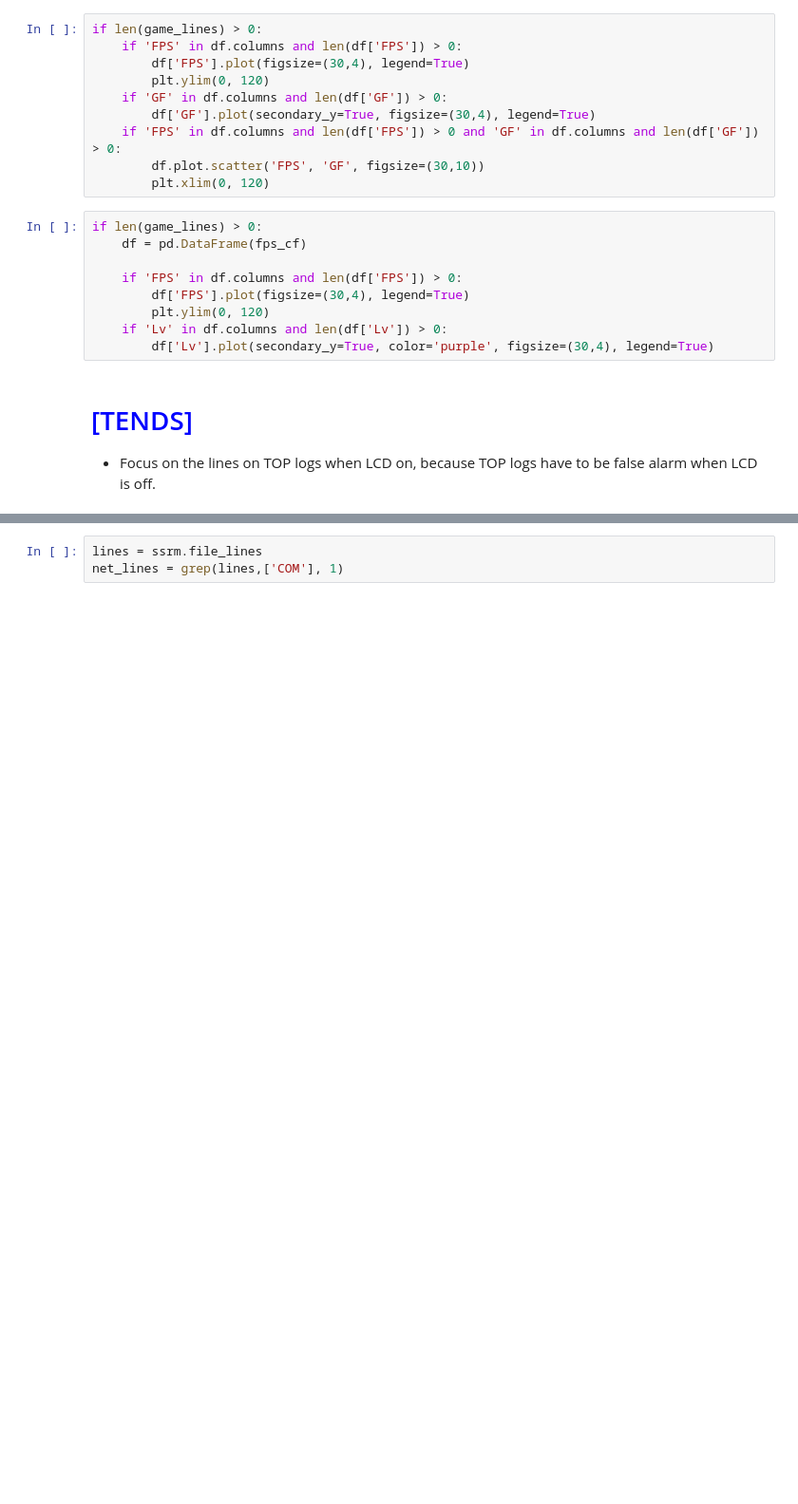
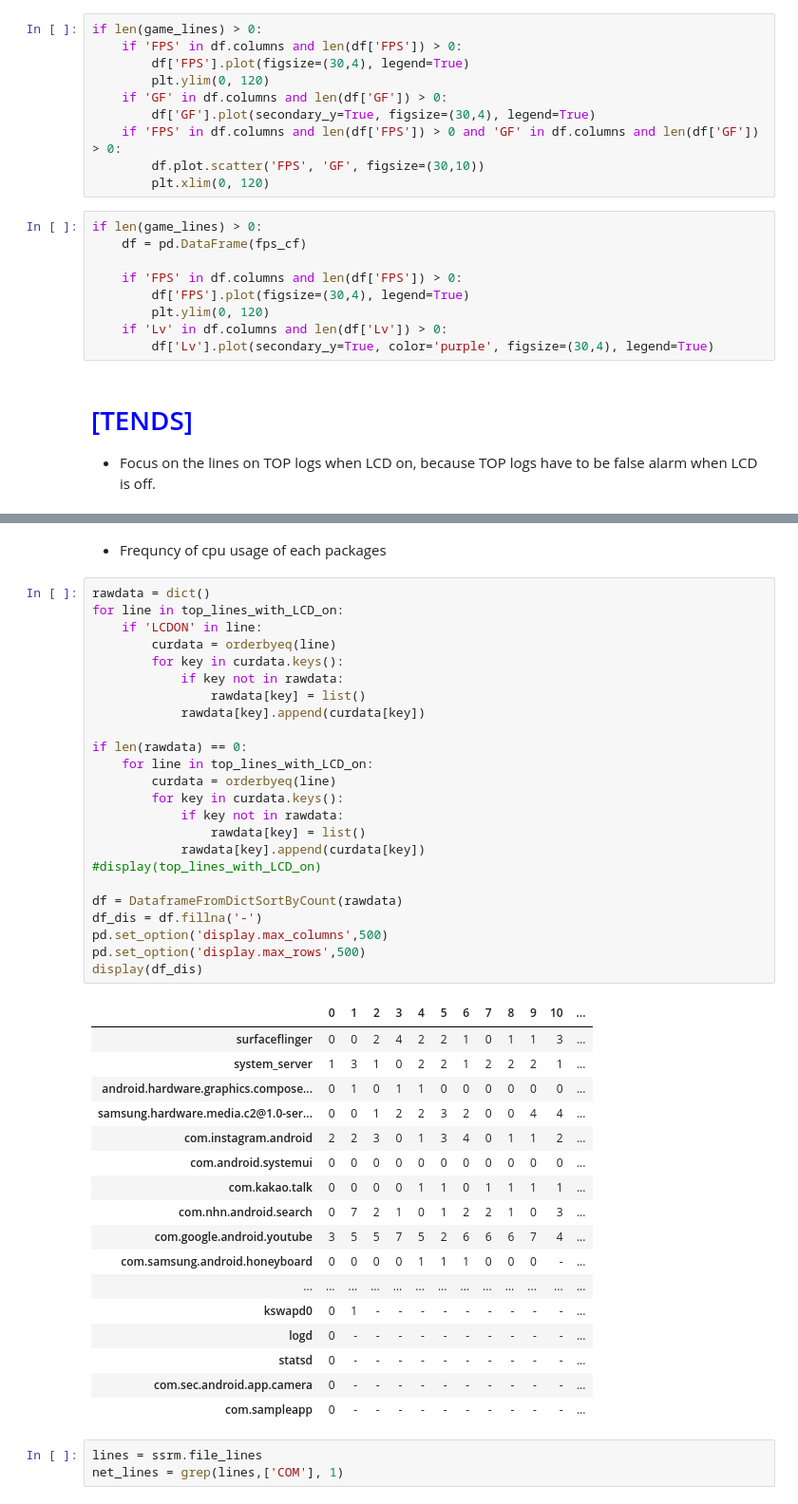
Before and after one commit to Binse-Park/Parser-android-s-dumpstate, a Jupyter notebook: log_parser.ipynb, the cells around one changed output, grey strips where cells are left out. Shown at 95% size. Cells and saved outputs as stored; diff of their text form; blank space fills up the shorter version.

Commit message:
Add a 128th cell
Add a 128th cell to print a usage of cpus.

```diff
--- a/log_parser.ipynb
+++ b/log_parser.ipynb
@@ -2310,6 +2310,50 @@ TOP DUMP Based on SIOP Level====================================================
  LCDON >>> 2021-03-29 16:55:10 [PKG] com.android.settings
  LCDON >>> 2021-03-29 16:56:06 [PKG] kr.co.avad.diagnostictool
  LCDON >>> 2021-03-29 16:57:45 [TOP] [system_server=4.88%] [kswapd0=1.47%] [surfaceflinger=0.58%] [statsd=0.36%] [logd=0.35%]
+# %% [markdown]
+* Frequncy of cpu usage of each packages
+# %%
+rawdata = dict()
+for line in top_lines_with_LCD_on:
+    if 'LCDON' in line:
+        curdata = orderbyeq(line)
+        for key in curdata.keys():
+            if key not in rawdata:
+                rawdata[key] = list()
+            rawdata[key].append(curdata[key])
+
+if len(rawdata) == 0:
+    for line in top_lines_with_LCD_on:
+        curdata = orderbyeq(line)
+        for key in curdata.keys():
+            if key not in rawdata:
+                rawdata[key] = list()
+            rawdata[key].append(curdata[key])
+#display(top_lines_with_LCD_on)
+
+df = DataframeFromDictSortByCount(rawdata)
+df_dis = df.fillna('-')
+pd.set_option('display.max_columns',500)
+pd.set_option('display.max_rows',500)
+display(df_dis)
+# %% [output]
+|  | 0 | 1 | 2 | 3 | 4 | 5 | 6 | 7 | 8 | 9 | 10 | ... |
+| surfaceflinger | 0 | 0 | 2 | 4 | 2 | 2 | 1 | 0 | 1 | 1 | 3 | ... |
+| system_server | 1 | 3 | 1 | 0 | 2 | 2 | 1 | 2 | 2 | 2 | 1 | ... |
+| android.hardware.graphics.compose... | 0 | 1 | 0 | 1 | 1 | 0 | 0 | 0 | 0 | 0 | 0 | ... |
+| samsung.hardware.media.c2@1.0-ser... | 0 | 0 | 1 | 2 | 2 | 3 | 2 | 0 | 0 | 4 | 4 | ... |
+| com.instagram.android | 2 | 2 | 3 | 0 | 1 | 3 | 4 | 0 | 1 | 1 | 2 | ... |
+| com.android.systemui | 0 | 0 | 0 | 0 | 0 | 0 | 0 | 0 | 0 | 0 | 0 | ... |
+| com.kakao.talk | 0 | 0 | 0 | 0 | 1 | 1 | 0 | 1 | 1 | 1 | 1 | ... |
+| com.nhn.android.search | 0 | 7 | 2 | 1 | 0 | 1 | 2 | 2 | 1 | 0 | 3 | ... |
+| com.google.android.youtube | 3 | 5 | 5 | 7 | 5 | 2 | 6 | 6 | 6 | 7 | 4 | ... |
+| com.samsung.android.honeyboard | 0 | 0 | 0 | 0 | 1 | 1 | 1 | 0 | 0 | 0 | - | ... |
+| ... | ... | ... | ... | ... | ... | ... | ... | ... | ... | ... | ... | ... |
+| kswapd0 | 0 | 1 | - | - | - | - | - | - | - | - | - | ... |
+| logd | 0 | - | - | - | - | - | - | - | - | - | - | ... |
+| statsd | 0 | - | - | - | - | - | - | - | - | - | - | ... |
+| com.sec.android.app.camera | 0 | - | - | - | - | - | - | - | - | - | - | ... |
+| com.sampleapp | 0 | - | - | - | - | - | - | - | - | - | - | ... |
 # %%
 lines = ssrm.file_lines
 net_lines = grep(lines,['COM'], 1)
```
